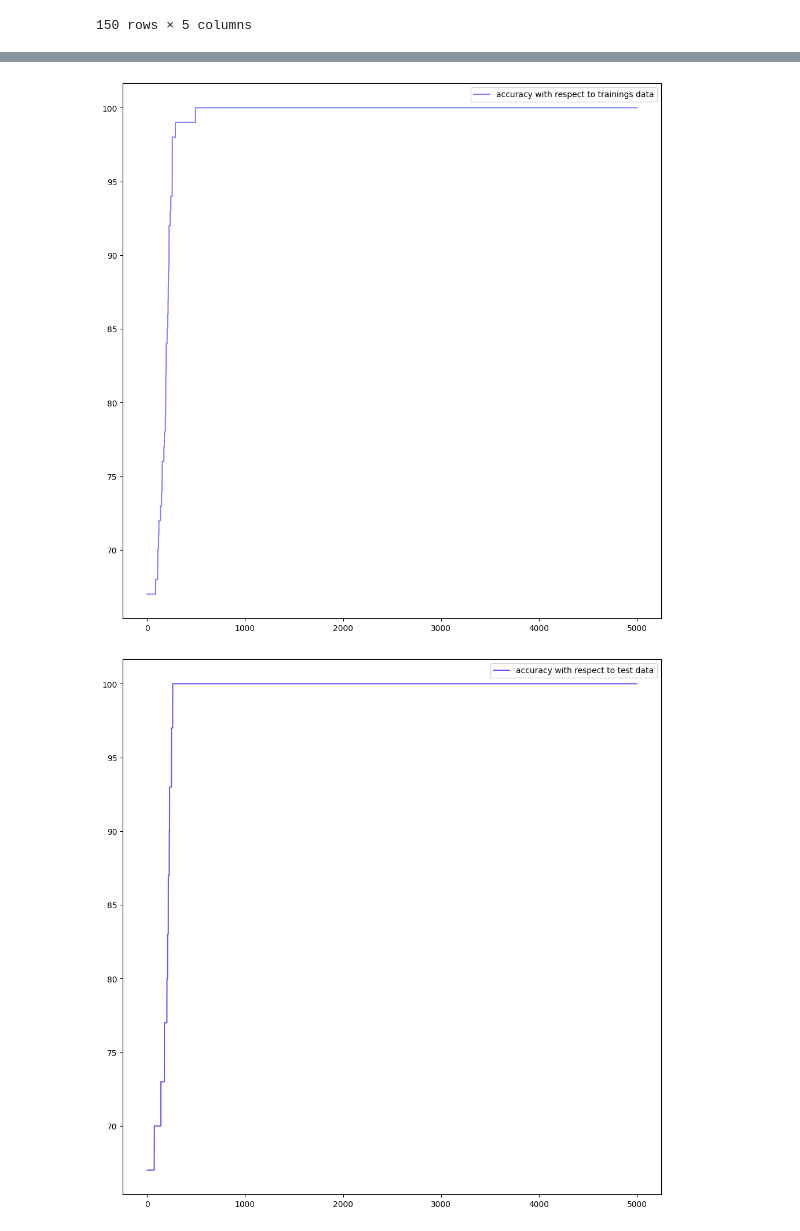
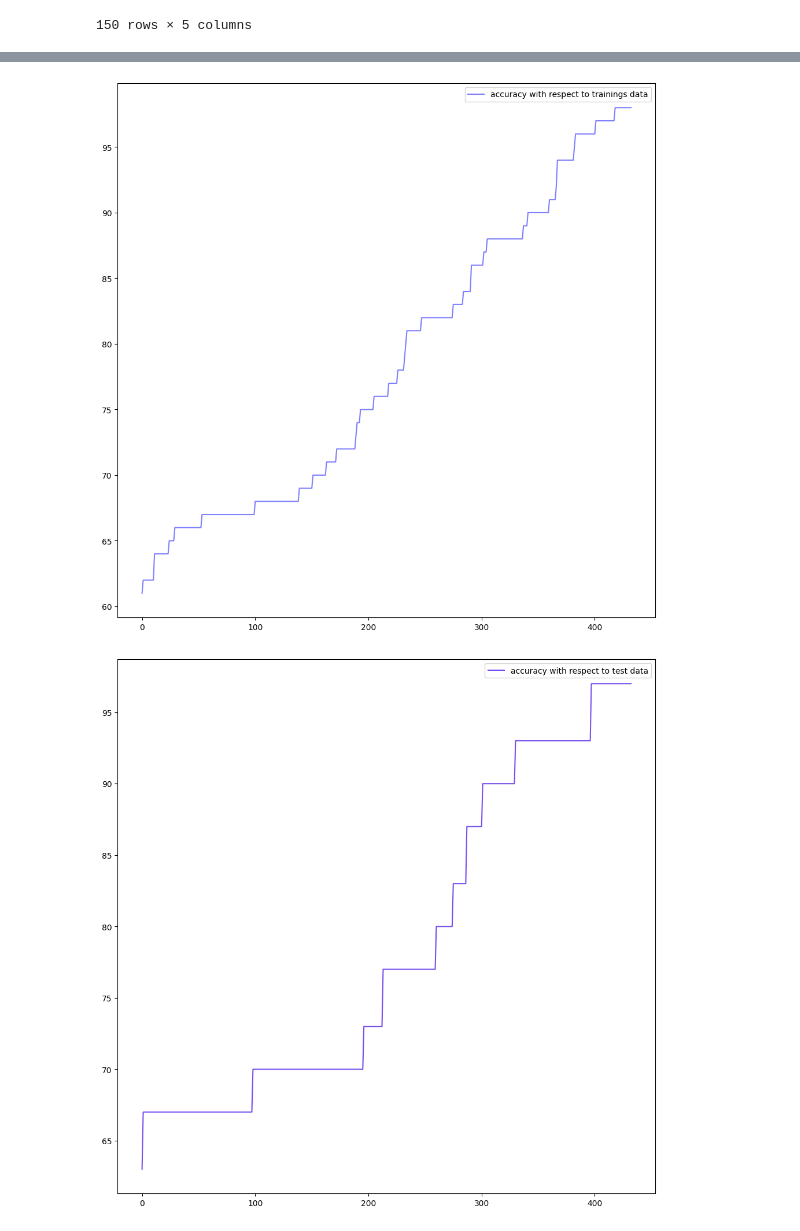
Before and after one commit to aisven/fullstack-ml-academy-homework, a Jupyter notebook: notepads/02-Einfuehrung-PyTorch/02-Einfuehrung-PyTorch.ipynb, the cells around one changed output, grey strips where cells are left out. Drawn from its saved outputs; the diff is of its cells as text; code cells hidden in the pictures.

Commit message:
stop training when desired test accuracy is reached or exceeded

```diff
--- a/notepads/02-Einfuehrung-PyTorch/02-Einfuehrung-PyTorch.ipynb
+++ b/notepads/02-Einfuehrung-PyTorch/02-Einfuehrung-PyTorch.ipynb
@@ -240,8 +240,14 @@ def binary_acc(y_pred_classes_train, y_pred_classes_test):
 
 # ls_train is a tensor to store the loss values w.r.t. training data after each epoch
 # ls_test is a tensor to store the loss values w.r.t test data after each epoch
+# acc_desired is the desired accuracy of the model in percent w.r.t. test data
 # debug can be set to True to print information during every 10th epoch
-def train_model(n_epochs,model,optimizer,loss,X_train,y_train,ls_train,accs_train,X_test,y_test,ls_test,accs_test,debug):
+# returns the index of the last epoch
+def train_model(n_epochs,
+                model, optimizer, loss,
+                X_train,y_train,ls_train,accs_train,
+                X_test,y_test,ls_test,accs_test,
+                acc_desired,debug):
     assert X_train.dtype == torch.float64
     assert y_train.dtype == torch.float64
     assert X_test.dtype == torch.float64
@@ -266,11 +272,11 @@ def train_model(n_epochs,model,optimizer,loss,X_train,y_train,ls_train,accs_trai
 
     # loop through the epochs one after the other
     for epoch in range(n_epochs):
+        # ensure model is in training mode
+        model.train()
+
         # clear gradients from a previous epoch
         optimizer.zero_grad()
-
-        # ensure model is in training mode
-        model.train()
 
         y_pred_logits_train = model(X_train)
 
@@ -314,7 +320,15 @@ def train_model(n_epochs,model,optimizer,loss,X_train,y_train,ls_train,accs_trai
             print(f"ls_test[epoch]         {ls_test[epoch]}")
             print(f"----------------------------------------------------------------")
 
-    print(f"Training ends.")
+        if acc_desired <= accs_test[epoch]:
+            print(f"Training ends. Model reached test accuracy of {accs_test[epoch]}%"
+                  f" which is >= desired accuracy of {acc_desired}%.")
+            break;
+
+    if epoch == n_epochs - 1:
+        print(f"Training ends. Reached last requested epoch.")
+
+    return epoch
 # %%
 # in this code block we perform a training of the model
 
@@ -338,7 +352,11 @@ ls_test = ls_train.to(device)
 accs_test  = torch.from_numpy(np.zeros(n_epochs, dtype='float64'))
 accs_test.to(device)
 
-train_model(n_epochs, model, optimizer, loss, X_train, y_train, ls_train, accs_train, X_test, y_test, ls_test, accs_test, debug)
+last_epoch = train_model(n_epochs,
+                         model, optimizer, loss,
+                         X_train, y_train, ls_train, accs_train,
+                         X_test, y_test, ls_test, accs_test,
+                         98, debug)
 # %% [output]
 Training starts.
 n_epochs=5000
@@ -379,20 +397,20 @@ plt.show()
 # in this code block we visualize the accuracy with respect to trainings data
 
 plt.figure(figsize=(12,12),dpi=100)
-plt.plot(accs_train, label='accuracy with respect to trainings data', color='#8080ff')
+plt.plot(accs_train[0:last_epoch], label='accuracy with respect to trainings data', color='#8080ff')
 plt.legend()
 plt.show()
 # %% [output]
-[figure, old version]
+[figure, new version]
 # %%
 # in this code block we visualize the accuracy with respect to test data
 
 plt.figure(figsize=(12,12),dpi=100)
-plt.plot(accs_test, label='accuracy with respect to test data', color='#7750ee')
+plt.plot(accs_test[0:last_epoch], label='accuracy with respect to test data', color='#7750ee')
 plt.legend()
 plt.show()
 # %% [output]
-[figure, old version]
+[figure, new version]
 # %%
 # in this code block we have the model perform inference on all of the data
 
```
Also changed, not shown: parts of 4 cells of this notebook.
